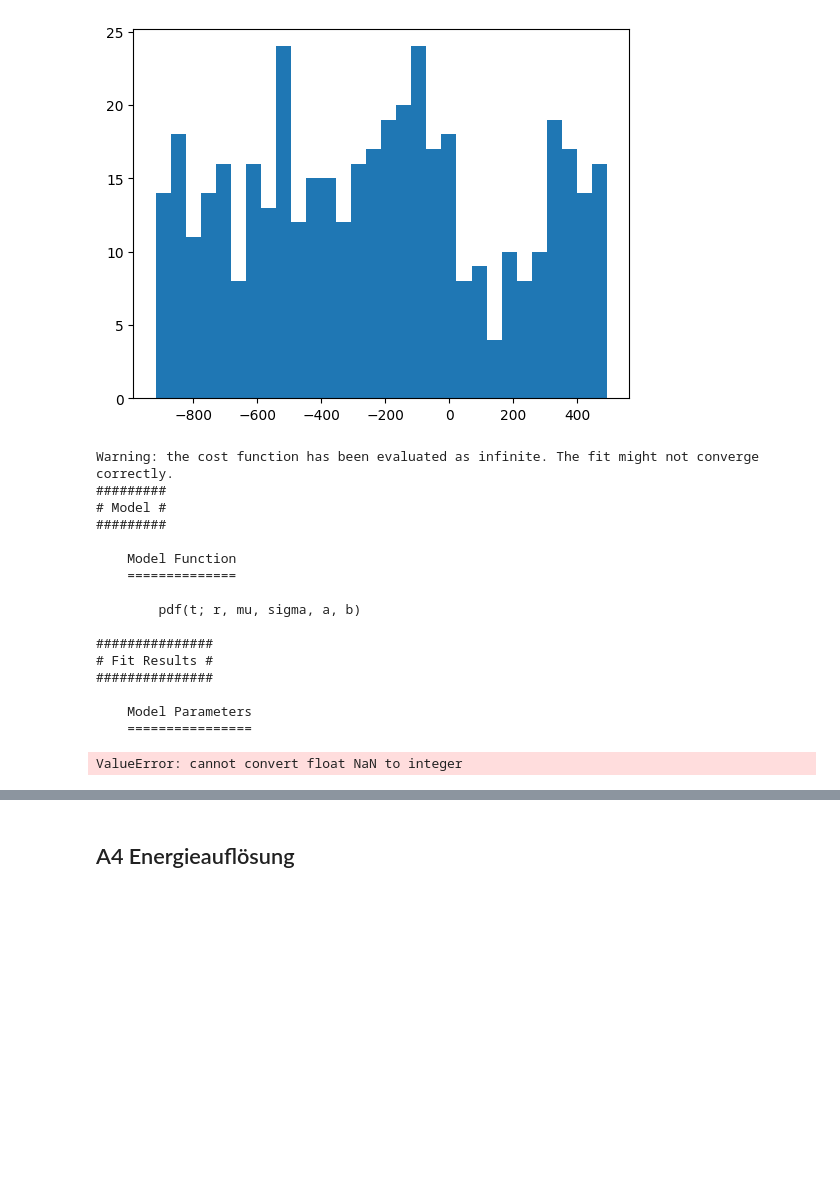
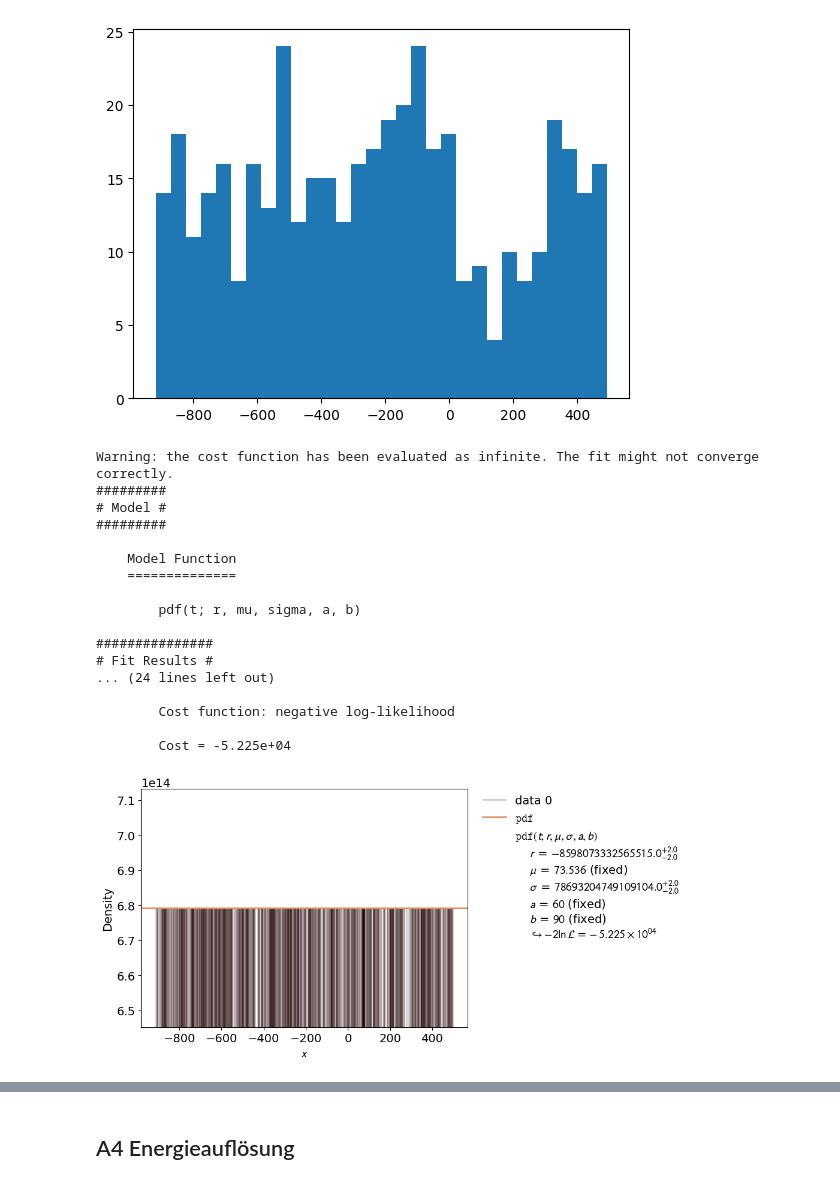
Before and after one commit to caesar2003/P4-Gamma-Coincidence-Spectroscopy, a Jupyter notebook: auswertung.ipynb, the cells around one changed output, grey strips where cells are left out. Cells and saved outputs as stored; diff of their text form; code cells hidden in the pictures; blank space fills up the shorter version.

```diff
--- a/auswertung.ipynb
+++ b/auswertung.ipynb
@@ -943,12 +943,12 @@ from kafe2.fit import UnbinnedContainer, Fit, Plot
 from kafe2.fit.tools import ContoursProfiler
 
 import numpy as np
-def pdf(t,r,mu,sigma,a,b):
+def pdf(t,r=0.01,mu=73,sigma=3,a=60,b=90):
     Fa = 1/2 * (1+special.erfc((a-mu)/(np.sqrt(2) * sigma)))
     Fb = 1/2 * (1+special.erfc((b-mu)/(np.sqrt(2) * sigma)))
     return r*normal_distribution(t,mu,sigma)/(Fb-Fa) + (1-r) /(b-a)
 
-infile = "tau_mu.dat"
+#infile = "tau_mu.dat"
 #dT = np.loadtxt(infile)
 
 data = UnbinnedContainer(Co60_times[0])  # create the kafe data object
@@ -960,9 +960,9 @@ fit = Fit(data=data, model_function=pdf)
 
 # Fix the parameters a and b.
 # Those are responsible for the normalization of the pdf for the range (a, b).
-fit.fix_parameter("a", -200)
-fit.fix_parameter("b", 200)
-fit.fix_parameter('mu', value=73.5)
+fit.fix_parameter("a", 60)
+fit.fix_parameter("b", 90)
+fit.fix_parameter('mu', mu_na)
 # constrain parameter fbg to avoid unphysical region
 #fit.limit_parameter("fbg", 0., 1.)
 
@@ -973,34 +973,35 @@ fit.fix_parameter('mu', value=73.5)
 #fit.assign_model_function_latex_expression("\\frac{{ (1-{fbg}) \\, e^{{-{t}/{tau}}} }}"
                                            #"{{{tau} \\, (e^{{-{a}/{tau}}}-e^{{-{b}/{tau}}}) }}"
                                            #"+ \\frac{{ {fbg}}} {{{b}-{a}}}")
 
 fit.do_fit()  # perform the fit
 fit.report(asymmetric_parameter_errors=True)  # print a fit report to the terminal
 
 plot = Plot(fit)  # create a plot object
 plot.plot(fit_info=True, asymmetric_parameter_errors=True)  # plot the data and the fit
 """
 # Optional: create a contours profile
 cpf = ContoursProfiler(fit, profile_subtract_min=False)
 # Optional: plot the contour matrix for tau and fbg
 cpf.plot_profiles_contours_matrix(parameters=['tau', 'fbg'])
 """
 plot.show()  # show the plot(s)
 # %% [output]
 Warning: the cost function has been evaluated as infinite. The fit might not converge correctly.
 #########
 # Model #
 #########
 
     Model Function
     ==============
 
         pdf(t; r, mu, sigma, a, b)
 
 ###############
 # Fit Results #
-###############
+... (24 lines left out)
 
-    Model Parameters
-    ================
+        Cost function: negative log-likelihood
+
+        Cost = -5.225e+04
-ValueError: cannot convert float NaN to integer
+[figure, added]
```
Also changed, not shown: parts of 1 cell of this notebook.
